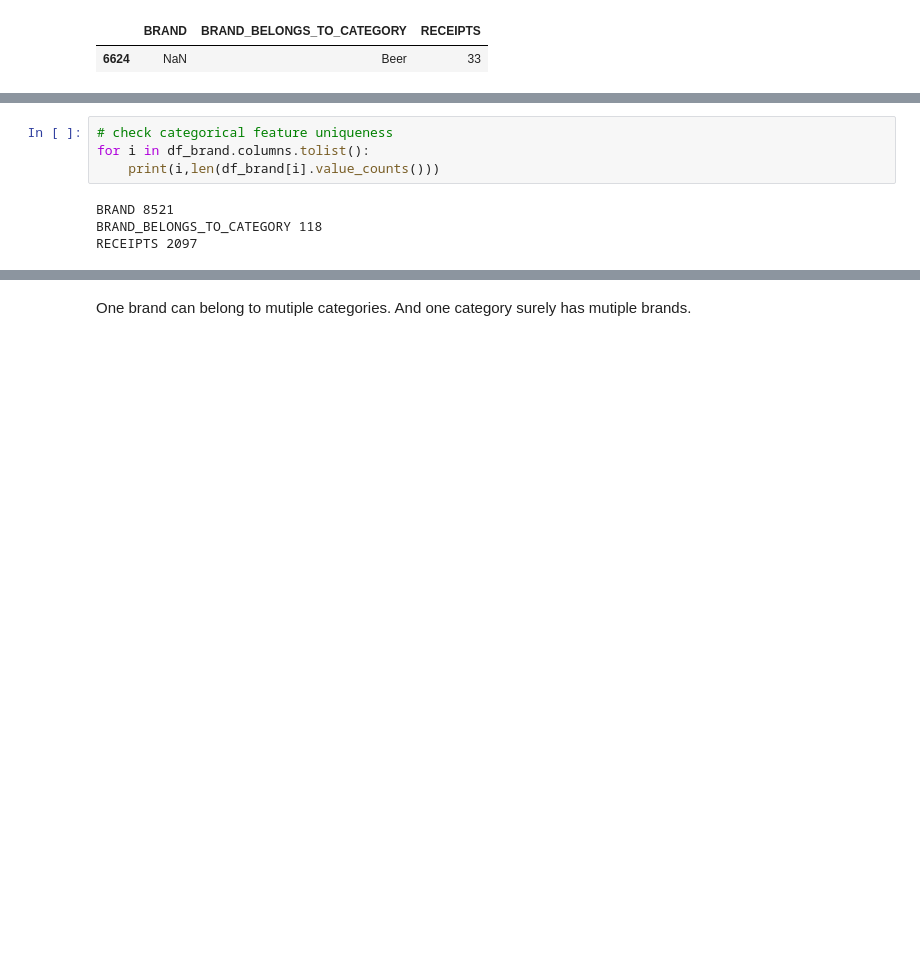
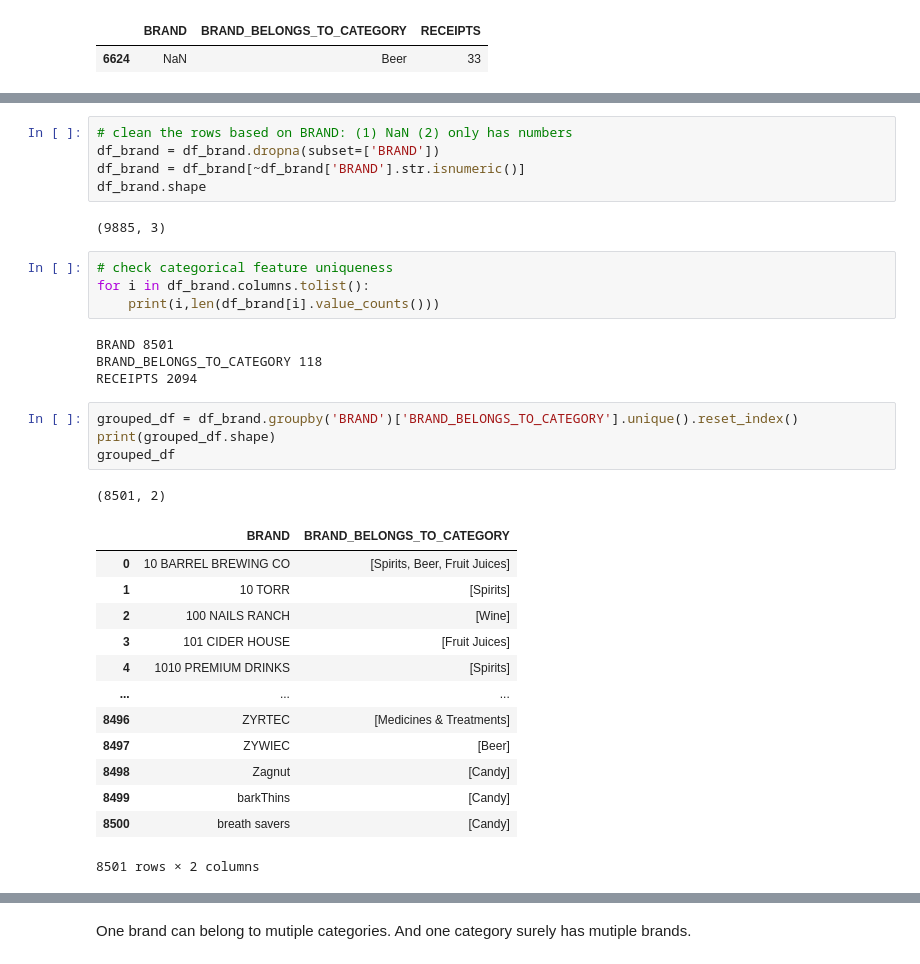
Before and after one commit to hjiangAnthony/retailer_nlp_challenger, a Jupyter notebook: 00-EDA.ipynb, the cells around one changed output, grey strips where cells are left out. Drawn from its saved outputs; the diff is of its cells as text; blank space fills up the shorter version.

```diff
--- a/00-EDA.ipynb
+++ b/00-EDA.ipynb
@@ -302,8 +323,34 @@ df_brand[df_brand["BRAND"].isnull() == True]
+# %%
+# clean the rows based on BRAND: (1) NaN (2) only has numbers
+df_brand = df_brand.dropna(subset=['BRAND'])
+df_brand = df_brand[~df_brand['BRAND'].str.isnumeric()]
+df_brand.shape
+# %% [output]
+(9885, 3)
 # %%
 # check categorical feature uniqueness
 for i in df_brand.columns.tolist():
     print(i,len(df_brand[i].value_counts()))
 # %% [output]
-BRAND 8521
+BRAND 8501
 BRAND_BELONGS_TO_CATEGORY 118
-RECEIPTS 2097
+RECEIPTS 2094
+# %%
+grouped_df = df_brand.groupby('BRAND')['BRAND_BELONGS_TO_CATEGORY'].unique().reset_index()
+print(grouped_df.shape)
+grouped_df
+# %% [output]
+(8501, 2)
+|  | BRAND | BRAND_BELONGS_TO_CATEGORY |
+| 0 | 10 BARREL BREWING CO | [Spirits, Beer, Fruit Juices] |
+| 1 | 10 TORR | [Spirits] |
+| 2 | 100 NAILS RANCH | [Wine] |
+| 3 | 101 CIDER HOUSE | [Fruit Juices] |
+| 4 | 1010 PREMIUM DRINKS | [Spirits] |
+| ... | ... | ... |
+| 8496 | ZYRTEC | [Medicines & Treatments] |
+| 8497 | ZYWIEC | [Beer] |
+| 8498 | Zagnut | [Candy] |
+| 8499 | barkThins | [Candy] |
+| 8500 | breath savers | [Candy] |
+8501 rows × 2 columns
```
Also changed, not shown: parts of 15 cells of this notebook, 5 other files.
